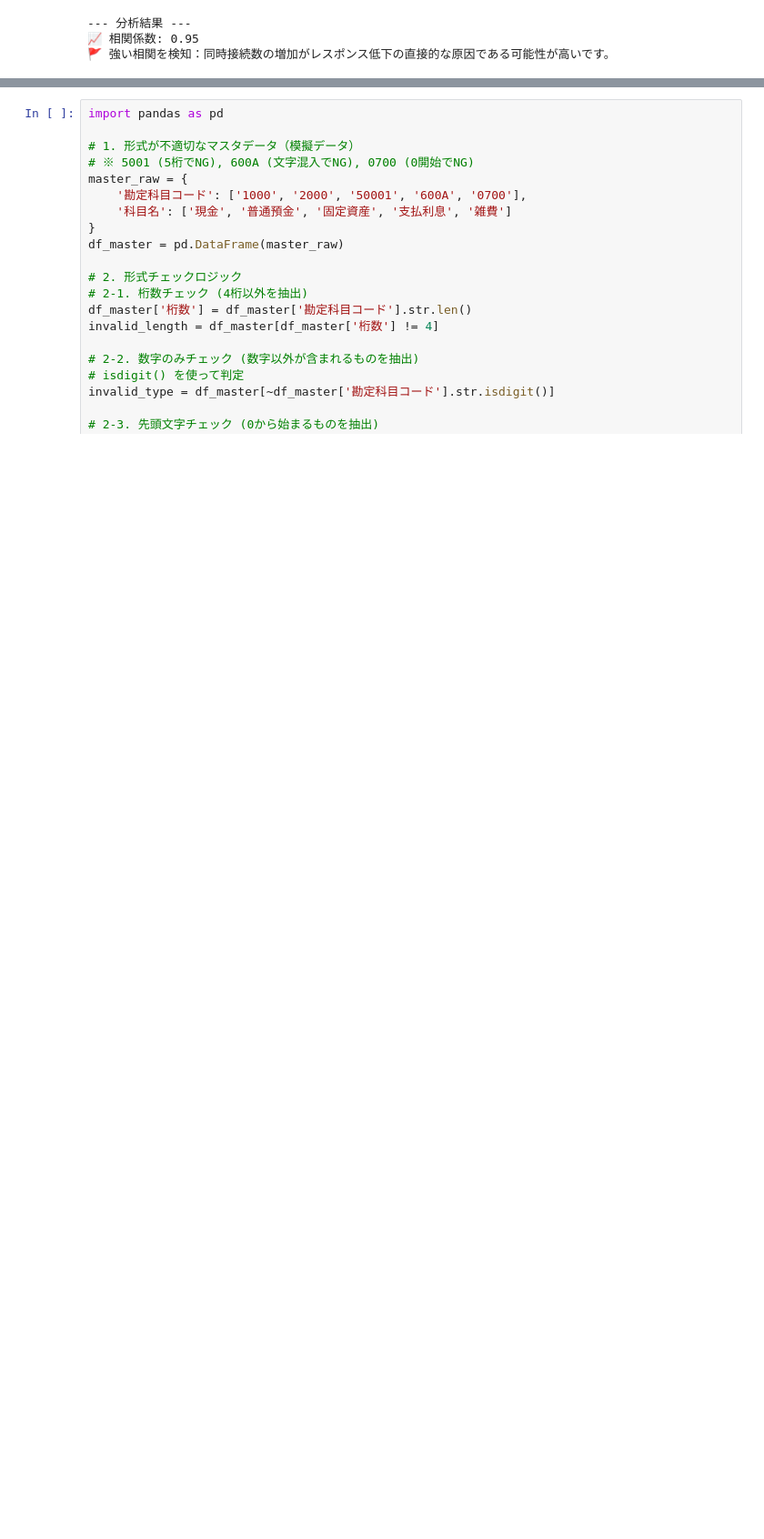
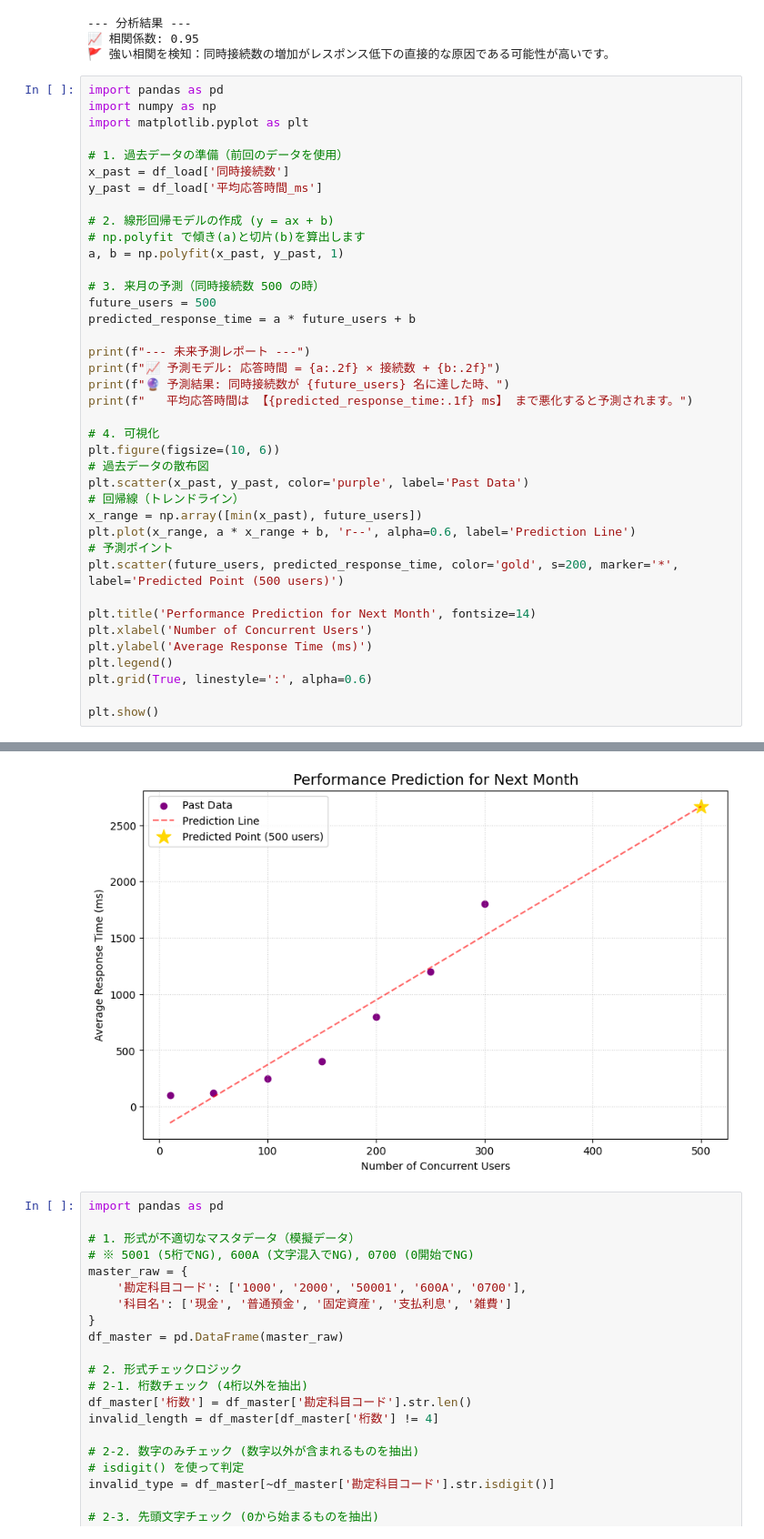
Before and after one commit to Koji-Accounting-Tech/D365-Finance-Data-Validator, a Jupyter notebook: D365_Data_Processing.ipynb, the cells around one changed output, grey strips where cells are left out. Shown at 91% size. Saved outputs shown, nothing was run; the diff lists cells and outputs as text; blank space fills up the shorter version.

```diff
--- a/D365_Data_Processing.ipynb
+++ b/D365_Data_Processing.ipynb
@@ -657,3 +657,43 @@ if correlation > 0.8:
 --- 分析結果 ---
 📈 相関係数: 0.95
 🚩 強い相関を検知：同時接続数の増加がレスポンス低下の直接的な原因である可能性が高いです。
+# %%
+import pandas as pd
+import numpy as np
+import matplotlib.pyplot as plt
+
+# 1. 過去データの準備（前回のデータを使用）
+x_past = df_load['同時接続数']
+y_past = df_load['平均応答時間_ms']
+
+# 2. 線形回帰モデルの作成 (y = ax + b)
+# np.polyfit で傾き(a)と切片(b)を算出します
+a, b = np.polyfit(x_past, y_past, 1)
+
+# 3. 来月の予測（同時接続数 500 の時）
+future_users = 500
+predicted_response_time = a * future_users + b
+
+print(f"--- 未来予測レポート ---")
+print(f"📈 予測モデル: 応答時間 = {a:.2f} × 接続数 + {b:.2f}")
+print(f"🔮 予測結果: 同時接続数が {future_users} 名に達した時、")
+print(f"   平均応答時間は 【{predicted_response_time:.1f} ms】 まで悪化すると予測されます。")
+
+# 4. 可視化
+plt.figure(figsize=(10, 6))
+# 過去データの散布図
+plt.scatter(x_past, y_past, color='purple', label='Past Data')
+# 回帰線（トレンドライン）
+x_range = np.array([min(x_past), future_users])
+plt.plot(x_range, a * x_range + b, 'r--', alpha=0.6, label='Prediction Line')
+# 予測ポイント
+plt.scatter(future_users, predicted_response_time, color='gold', s=200, marker='*', label='Predicted Point (500 users)')
+
+plt.title('Performance Prediction for Next Month', fontsize=14)
+plt.xlabel('Number of Concurrent Users')
+plt.ylabel('Average Response Time (ms)')
+plt.legend()
+plt.grid(True, linestyle=':', alpha=0.6)
+
+plt.show()
+# %% [output]
@@ -660,3 +704,4 @@ if correlation > 0.8:
+[figure, added]
 # %%
 import pandas as pd
 
```
Also changed, not shown: parts of 1 cell of this notebook.
